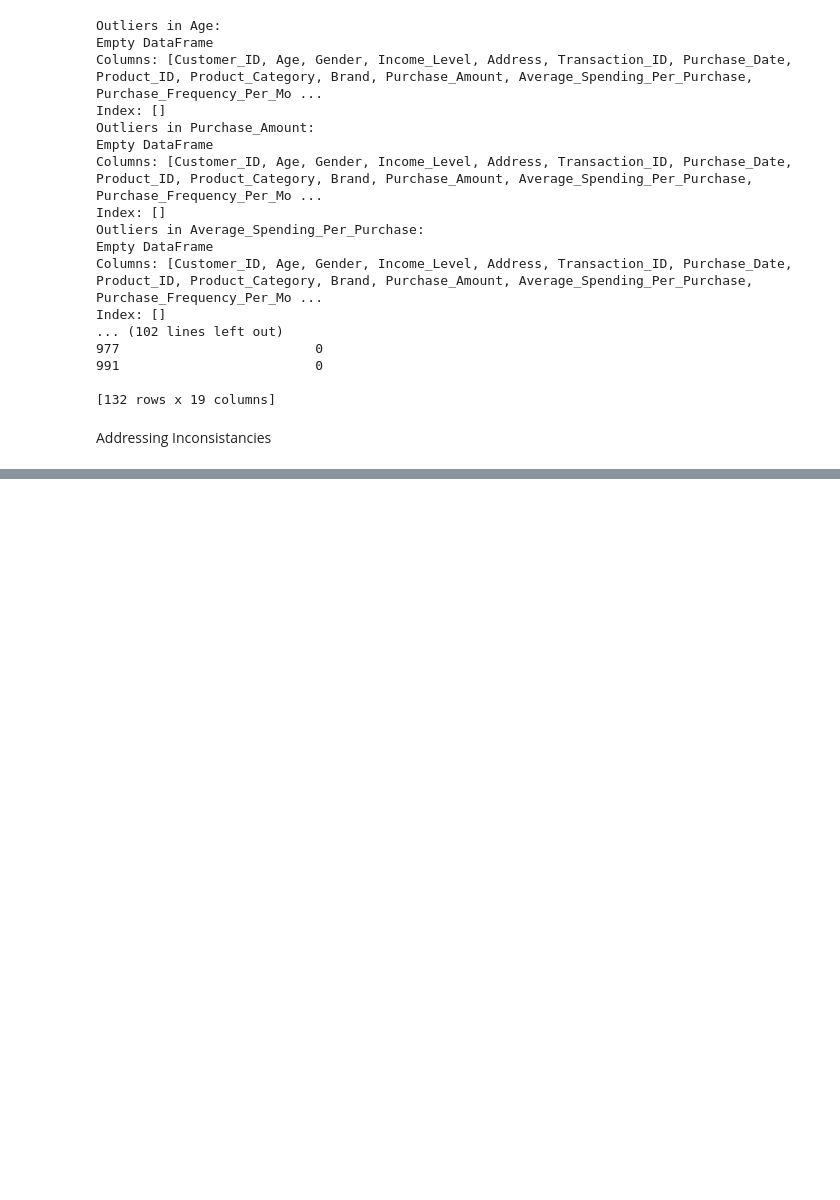
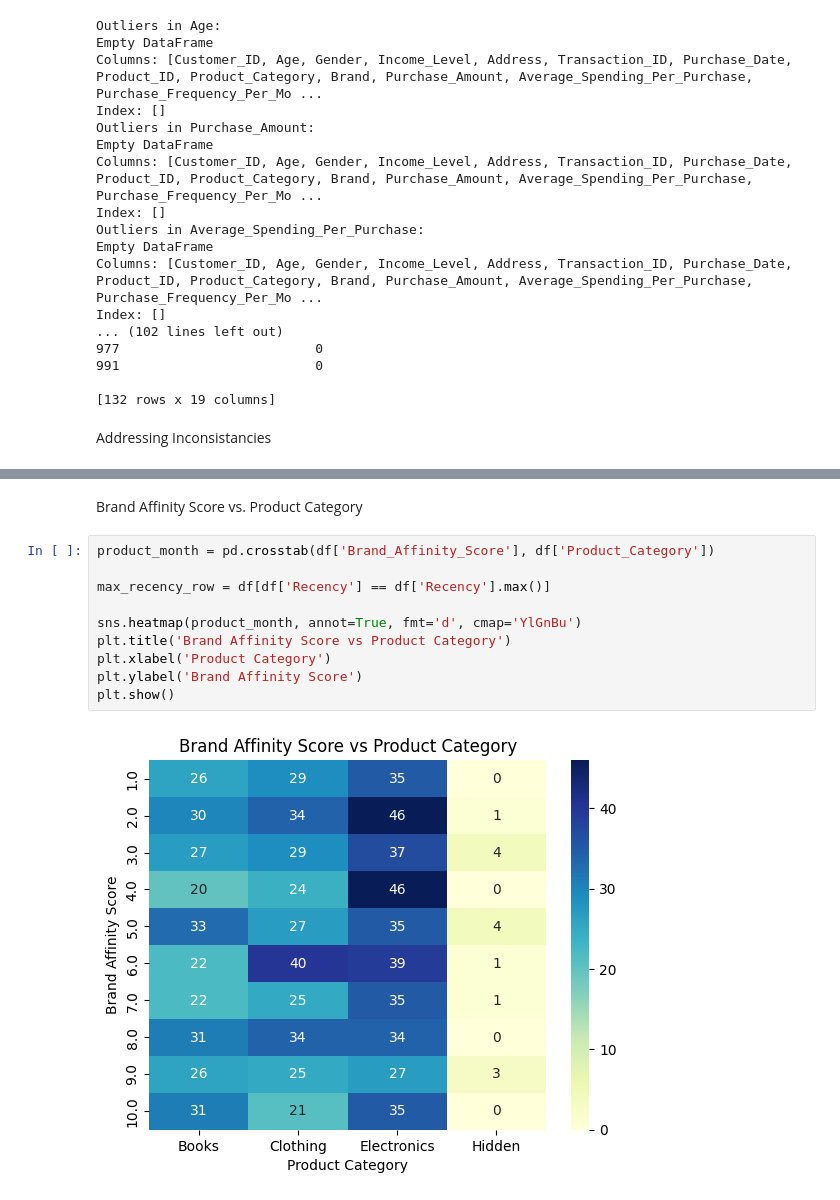
Before and after one commit to its-hasaan/Imtiaz-Mart-Customer-Behavior-Analysis-Predictive-Modeling, a Jupyter notebook: Projectfile.ipynb, the cells around one changed output, grey strips where cells are left out. Drawn from its saved outputs; the diff is of its cells as text; blank space fills up the shorter version.

```diff
--- a/Projectfile.ipynb
+++ b/Projectfile.ipynb
@@ -206,0 +291,14 @@ df['Brand'] = df['Brand'].replace({'Brnd_A': 'Brand_A', 'brand a': 'Brand_A'})
+# %% [markdown]
+Brand Affinity Score vs. Product Category
+# %%
+product_month = pd.crosstab(df['Brand_Affinity_Score'], df['Product_Category'])
+
+max_recency_row = df[df['Recency'] == df['Recency'].max()]
+
+sns.heatmap(product_month, annot=True, fmt='d', cmap='YlGnBu')
+plt.title('Brand Affinity Score vs Product Category')
+plt.xlabel('Product Category')
+plt.ylabel('Brand Affinity Score')
+plt.show()
+# %% [output]
+[figure, added]
```
Also changed, not shown: parts of 19 cells of this notebook.
